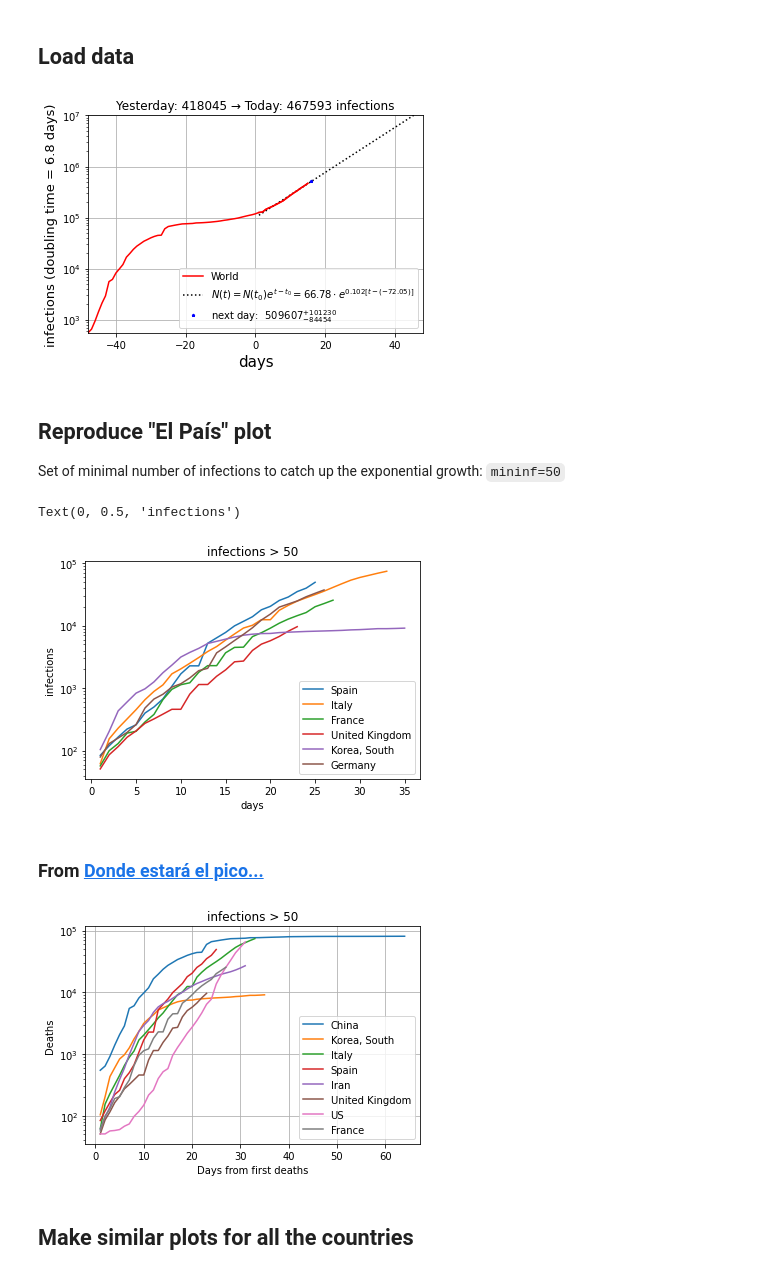
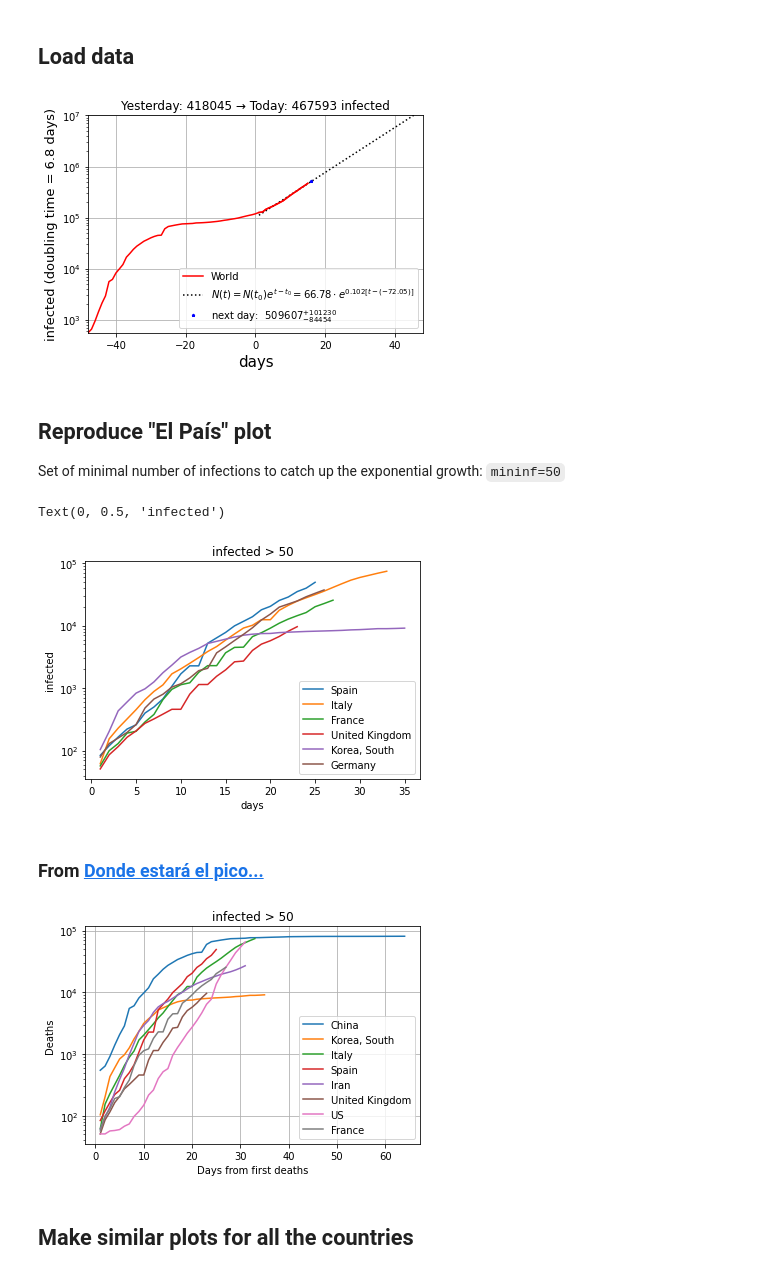
Before and after one commit to restrepo/COVID-19, a Jupyter notebook: covid_analysis.ipynb, the cells around one changed output. Drawn from its saved outputs; the diff is of its cells as text; code cells hidden in the pictures.

```diff
--- a/covid_analysis.ipynb
+++ b/covid_analysis.ipynb
@@ -147,36 +145,36 @@ minfc=infc-exponential_model(x[-1]+1, exp_fit_world[0],exp_fit_world[1]-Δb,exp_
 next_day=r'next day:  $%g^{+%g}_{-%g}$' %(
                         int( infc ),int( pinfc ),int( minfc )  )
 
 
 plt.plot(x,y,'r-',label='World')
 plt.plot(xx,
          exponential_model(xx,exp_fit[0][0],exp_fit[0][1],exp_fit[0][2]),
          'k:',
          label=r'$%s%g\cdot e^{%g[t-(%g)]}$' %(texmodel,
                                              exp_fit[0][0].round(2),
                                              exp_fit[0][1].round(3),
                                              exp_fit[0][2].round(2)) )
 plt.plot(x[-1]+1,infc,'b*',markersize=3,
          label=next_day
          )
 plt.plot(np.array(X)-exp_start,Y,'r-')
 plt.legend()
 plt.xscale('linear')
 plt.yscale(ylinlog)
 plt.xlabel('days',size=15)
-plt.ylabel('infections '+dt,size=13 )
-plt.title('Yesterday: {} → Today: {} infections'.format(y[-2],y[-1]))
+plt.ylabel('infected '+dt,size=13 )
+plt.title('Yesterday: {} → Today: {} infected'.format(y[-2],y[-1]))
 if ylinlog=='linear':
     xmax=x[-1]+2
     ymax=y[-1]+infc+Δb
 else:
     xmax=xx[-1]
     ymax=max_forecast+30000
 plt.xlim(xx[0]-exp_start,xmax)
 plt.ylim(ymin,ymax)
 plt.grid()
 # %% [output]
-[figure, old version]
+[figure, new version]
 # %% [markdown]
 ## Reproduce "El País" plot
 Set of minimal number of infections to catch up the exponential growth: `mininf=50`
@@ -196,15 +194,15 @@ for c in cntr:
 plt.legend(loc='best')
 plt.xscale('linear')
 plt.yscale('log')
-plt.title('infections > {}'.format(mininf))
+plt.title('infected > {}'.format(mininf))
 plt.xlabel('days')
-plt.ylabel('infections')
+plt.ylabel('infected')
 #plt.xlim(1,10)
 #plt.ylim(1,200)
 #plt.savefig('elpais_recover_2020_03_16.png')
 # %% [output]
-Text(0, 0.5, 'infections')
+Text(0, 0.5, 'infected')
-[figure, old version]
+[figure, new version]
 # %% [markdown]
 ### From [Donde estará el pico...](https://sistemaencrisis.es/2020/03/20/covid-19-donde-estara-el-pico-de-decesos-estableciendo-una-cota-inferior-en-base-a-la-curva-china/)
 # %%
@@ -221,7 +219,7 @@ for c in cntr:
 plt.legend(loc='best')
 plt.xscale('linear')
 plt.yscale('log')
-plt.title('infections > {}'.format(mininf))
+plt.title('infected > {}'.format(mininf))
 plt.xlabel('Days from first deaths')
 plt.ylabel('Deaths')
 plt.grid()
@@ -229,7 +227,7 @@ plt.grid()
 #plt.ylim(1,200)
 #plt.savefig('elpais_recover_2020_03_16.png')
 # %% [output]
-[figure, old version]
+[figure, new version]
 # %% [markdown]
 ## Make similar plots for all the countries
 # %%
```
Also changed, not shown: parts of 5 cells of this notebook.
